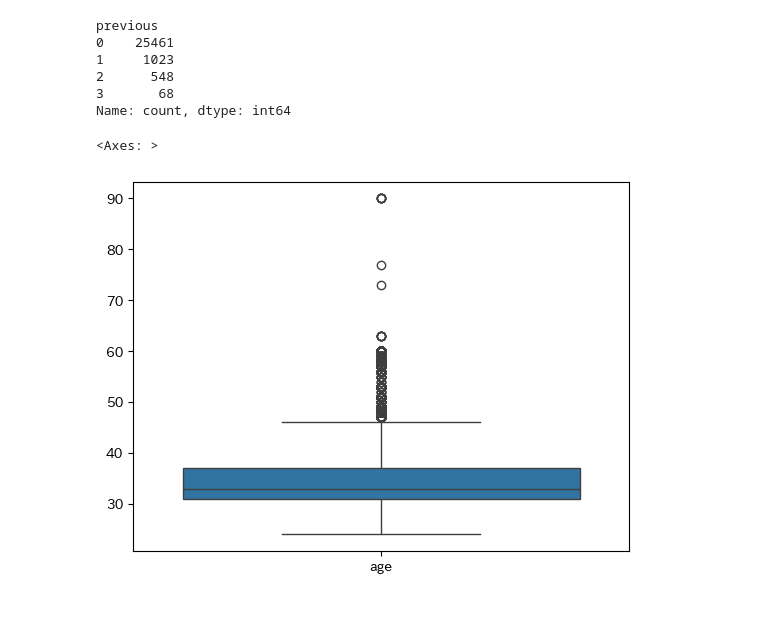
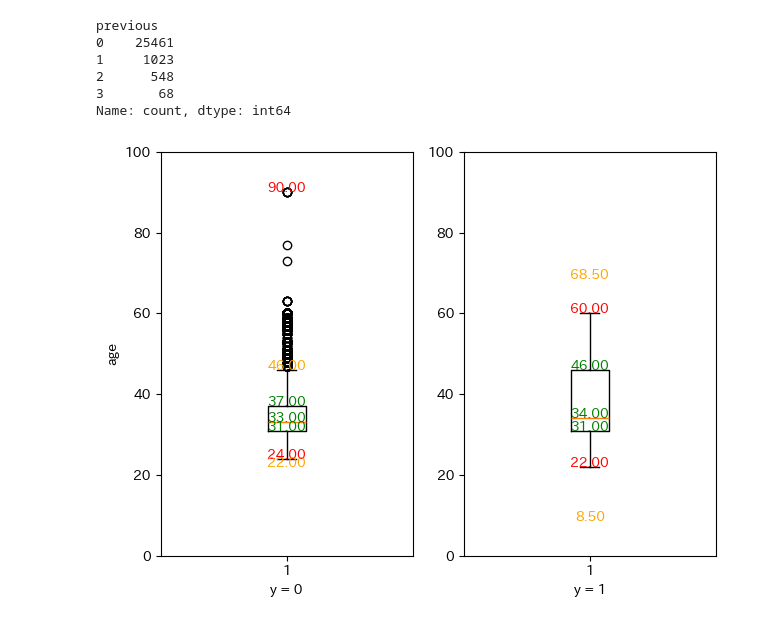
Before and after one commit to Memories-of-Sun-and-Moon/SIGNATE4B_040_Bank_Customer_Tartgeting, a Jupyter notebook: solve.ipynb, the cells around one changed output. Cells and saved outputs as stored; diff of their text form; code cells hidden in the pictures.

```diff
--- a/solve.ipynb
+++ b/solve.ipynb
@@ -313,9 +314,49 @@ previous
 2      548
 3       68
 Name: count, dtype: int64
-# %%
-sns.boxplot(data=[df_train[df_train['y'] == 0]['age'], df_train[df_train['y'] == 1]['age']])
-#sns.stripplot(data=[data1, data2], jitter=True, color='black')
-# %% [output]
-<Axes: >
-[figure, removed]
+# %%
+# age と yes/no の比較
+fig, (ax0, ax1) = plt.subplots(1, 2)
+
+y0_ages = df_train[df_train['y'] == 0]['age'].values
+y1_ages = df_train[df_train['y'] == 1]['age'].values
+
+y0_q0, y0_q1, y0_q2, y0_q3, y0_q4 = np.percentile(y0_ages, [0, 25, 50, 75, 100])
+y0_iqr = y0_q3 - y0_q1
+y0_lb = y0_q1 - (1.5 * y0_iqr)
+y0_ub = y0_q3 + (1.5 * y0_iqr)
+y1_q0, y1_q1, y1_q2, y1_q3, y1_q4 = np.percentile(y1_ages, [0, 25, 50, 75, 100])
+y1_iqr = y1_q3 - y1_q1
+y1_lb = y1_q1 - (1.5 * y1_iqr)
+y1_ub = y1_q3 + (1.5 * y1_iqr)
+
+min_ylim = 0
+max_ylim = 100
+ax0.set_ylim(min_ylim, max_ylim)
+ax1.set_ylim(min_ylim, max_ylim)
+
+ax0.boxplot(y0_ages, showcaps=True)
+ax0.text(1.0, y0_q0, "{:.2f}".format(y0_q0), ha='center', color='red')
+ax0.text(1.0, y0_q1, "{:.2f}".format(y0_q1), ha='center', color='green')
+ax0.text(1.0, y0_q2, "{:.2f}".format(y0_q2), ha='center', color='green')
+ax0.text(1.0, y0_q3, "{:.2f}".format(y0_q3), ha='center', color='green')
+ax0.text(1.0, y0_q4, "{:.2f}".format(y0_q4), ha='center', color='red')
+ax0.text(1.0, y0_lb, "{:.2f}".format(y0_lb), ha='center', color='orange')
+ax0.text(1.0, y0_ub, "{:.2f}".format(y0_ub), ha='center', color='orange')
+ax0.set_xlabel('y = 0')
+ax0.set_ylabel('age')
+
+ax1.boxplot(y1_ages, showcaps=True)
+ax1.text(1.0, y1_q0, "{:.2f}".format(y1_q0), ha='center', color='red')
+ax1.text(1.0, y1_q1, "{:.2f}".format(y1_q1), ha='center', color='green')
+ax1.text(1.0, y1_q2, "{:.2f}".format(y1_q2), ha='center', color='green')
+ax1.text(1.0, y1_q3, "{:.2f}".format(y1_q3), ha='center', color='green')
+ax1.text(1.0, y1_q4, "{:.2f}".format(y1_q4), ha='center', color='red')
+ax1.text(1.0, y1_lb, "{:.2f}".format(y1_lb), ha='center', color='orange')
+ax1.text(1.0, y1_ub, "{:.2f}".format(y1_ub), ha='center', color='orange')
+ax1.set_xlabel('y = 1')
+
+plt.tight_layout()
+plt.show()
+# %% [output]
+[figure, added]
```
Also changed, not shown: parts of 12 cells of this notebook, 1 other file.
